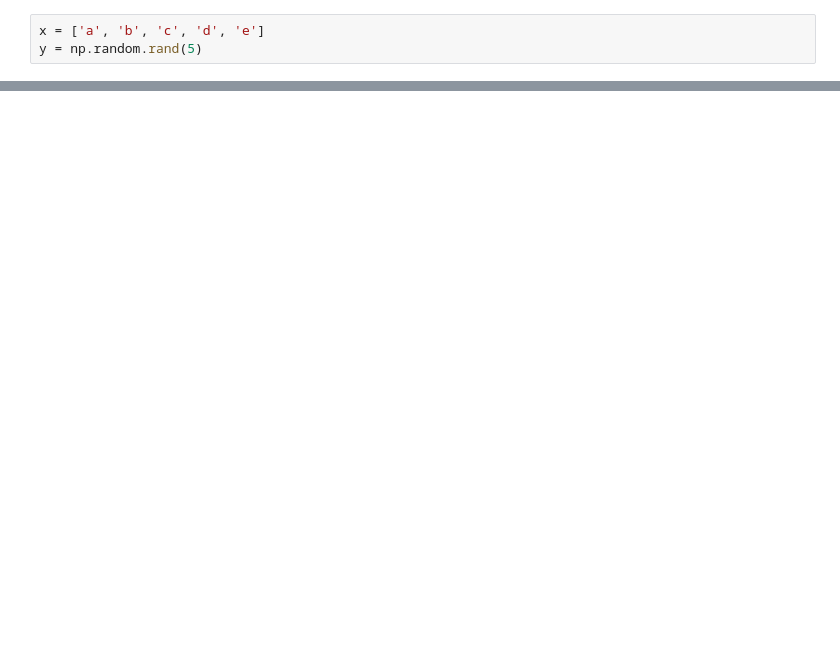
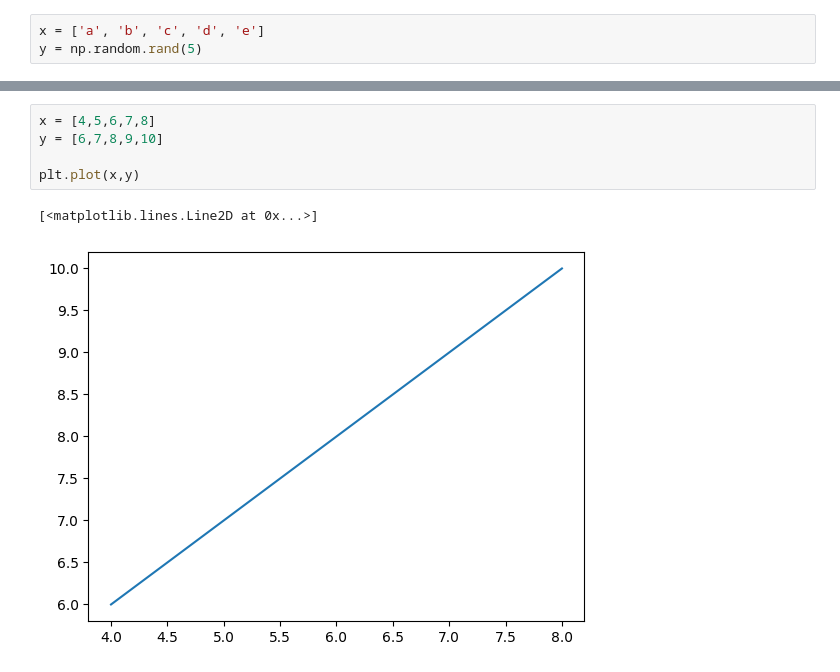
Before and after one commit to anuj-kumar-30/ML_pw, a Jupyter notebook: M15_numpy_matplotlib_seaborn_plotly_bokeh/Matplotlib/matplotlib.ipynb, the cells around one changed output, grey strips where cells are left out. Saved outputs shown, nothing was run; the diff lists cells and outputs as text; blank space fills up the shorter version.

```diff
--- a/M15_numpy_matplotlib_seaborn_plotly_bokeh/Matplotlib/matplotlib.ipynb
+++ b/M15_numpy_matplotlib_seaborn_plotly_bokeh/Matplotlib/matplotlib.ipynb
@@ -73,0 +82,8 @@ plt.figure(figsize=(8,4))
+# %%
+x = [4,5,6,7,8]
+y = [6,7,8,9,10]
+
+plt.plot(x,y)
+# %% [output]
+[<matplotlib.lines.Line2D at 0x...>]
+[figure, added]
```
Also changed, not shown: parts of 10 cells of this notebook, 2 other files.
